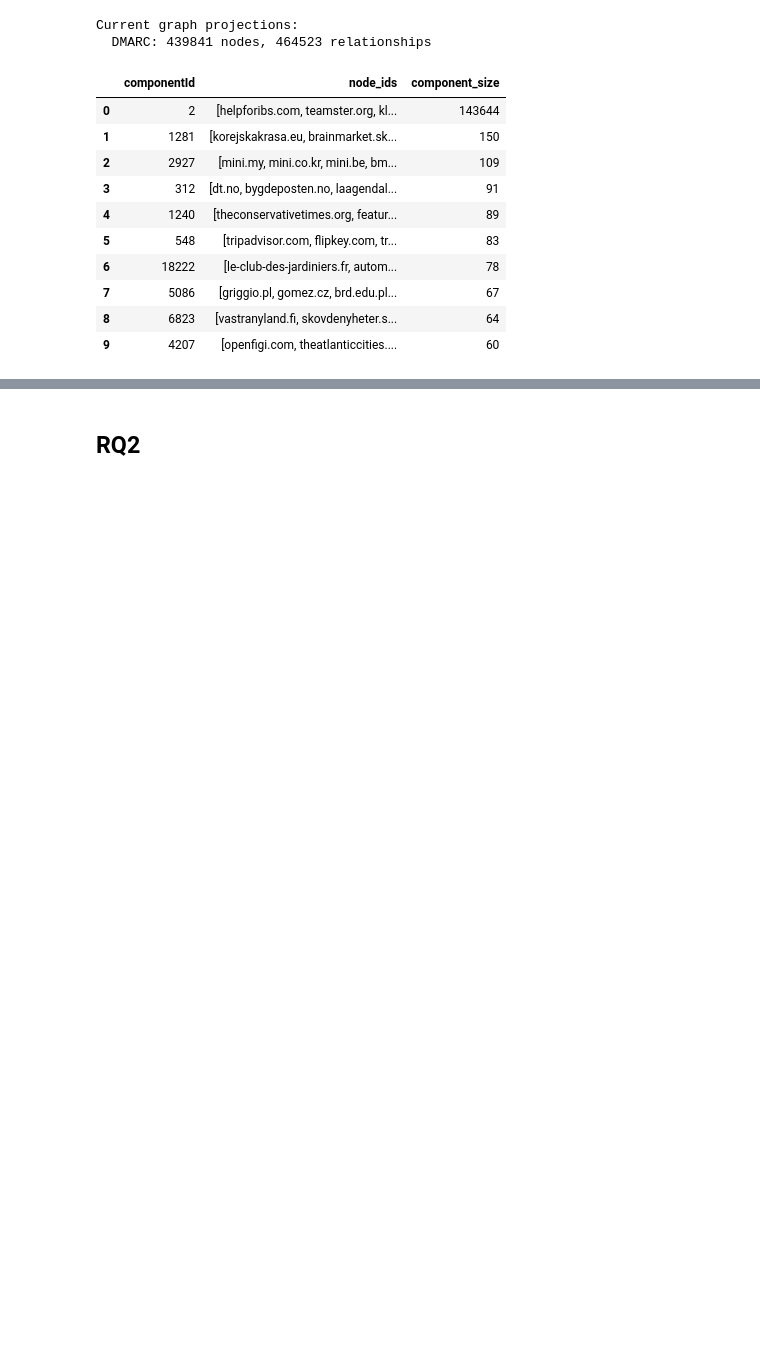
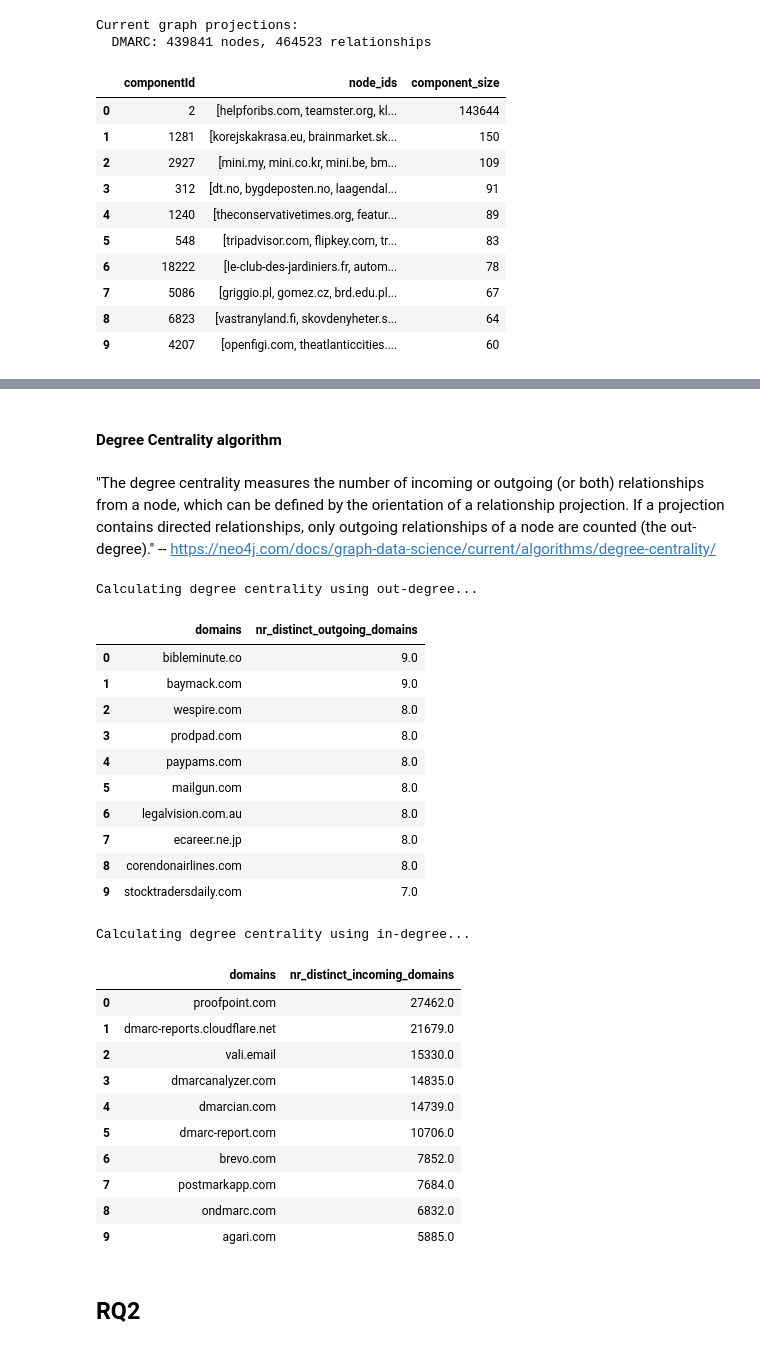
Before and after one commit to internettransparency/dmarc-cctld-research, a Jupyter notebook: notebooks/process-results.ipynb, the cells around one changed output, grey strips where cells are left out. Cells and saved outputs as stored; diff of their text form; code cells hidden in the pictures; blank space fills up the shorter version.

```diff
--- a/notebooks/process-results.ipynb
+++ b/notebooks/process-results.ipynb
@@ -325,2 +358,53 @@ result_pdf["node_ids"].iloc[0]
+# %% [markdown]
+#### Degree Centrality algorithm
+# %% [markdown]
+"The degree centrality measures the number of incoming or outgoing (or both) relationships from a node, which can be defined by the orientation of a relationship projection. If a projection contains directed relationships, only outgoing relationships of a node are counted (the out-degree)." -- https://neo4j.com/docs/graph-data-science/current/algorithms/degree-centrality/
+# %%
+with Neo4jConnection(URI, "neo4j", NEO4J_PASSWD) as conn:
+    # this is calculating the outdegree centrality, ie the top 10 domains that send rua/ruf reports to most distinct domains
+    print("Calculating degree centrality using out-degree...")
+    outdegree_pdf = conn.query_to_df("""
+        CALL gds.degree.stream('DMARC')
+        YIELD nodeId, score
+        RETURN gds.util.asNode(nodeId).id AS domains, score AS nr_distinct_outgoing_domains
+        ORDER BY nr_distinct_outgoing_domains DESC, domains DESC
+        LIMIT 10;
+    """)
+    display(outdegree_pdf)
+
+    print("Calculating degree centrality using in-degree...")
+    indegree_pdf = conn.query_to_df("""
+        CALL gds.degree.stream('DMARC', { orientation: 'REVERSE' })
+        YIELD nodeId, score
+        RETURN gds.util.asNode(nodeId).id AS domains, score AS nr_distinct_incoming_domains
+        ORDER BY nr_distinct_incoming_domains DESC, domains DESC
+        LIMIT 10;
+    """)
+    display(indegree_pdf)
+# %% [output]
+Calculating degree centrality using out-degree...
+|  | domains | nr_distinct_outgoing_domains |
+| 0 | bibleminute.co | 9.0 |
+| 1 | baymack.com | 9.0 |
+| 2 | wespire.com | 8.0 |
+| 3 | prodpad.com | 8.0 |
+| 4 | paypams.com | 8.0 |
+| 5 | mailgun.com | 8.0 |
+| 6 | legalvision.com.au | 8.0 |
+| 7 | ecareer.ne.jp | 8.0 |
+| 8 | corendonairlines.com | 8.0 |
+| 9 | stocktradersdaily.com | 7.0 |
+Calculating degree centrality using in-degree...
+|  | domains | nr_distinct_incoming_domains |
+| 0 | proofpoint.com | 27462.0 |
+| 1 | dmarc-reports.cloudflare.net | 21679.0 |
+| 2 | vali.email | 15330.0 |
+| 3 | dmarcanalyzer.com | 14835.0 |
+| 4 | dmarcian.com | 14739.0 |
+| 5 | dmarc-report.com | 10706.0 |
+| 6 | brevo.com | 7852.0 |
+| 7 | postmarkapp.com | 7684.0 |
+| 8 | ondmarc.com | 6832.0 |
+| 9 | agari.com | 5885.0 |
 # %% [markdown]
 ## RQ2
```
Also changed, not shown: parts of 4 cells of this notebook.
